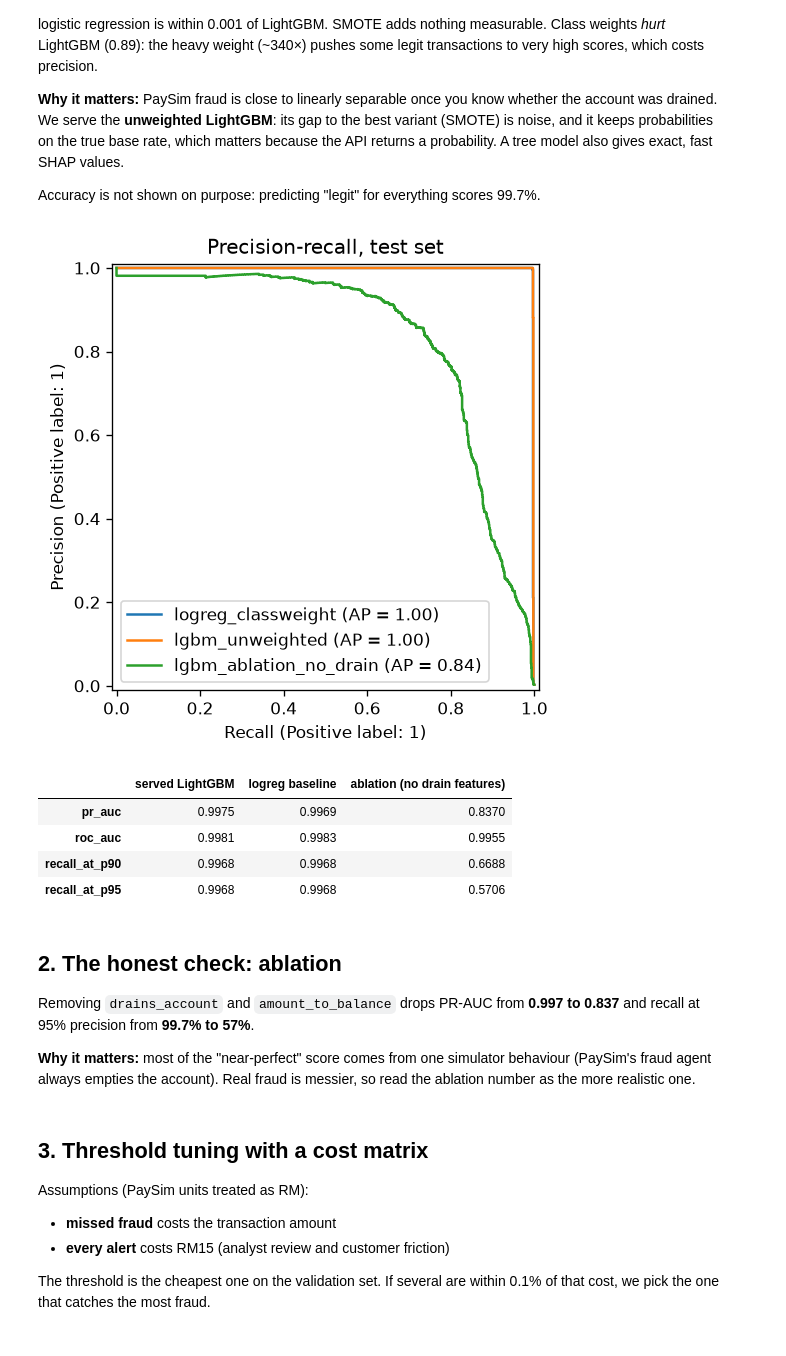
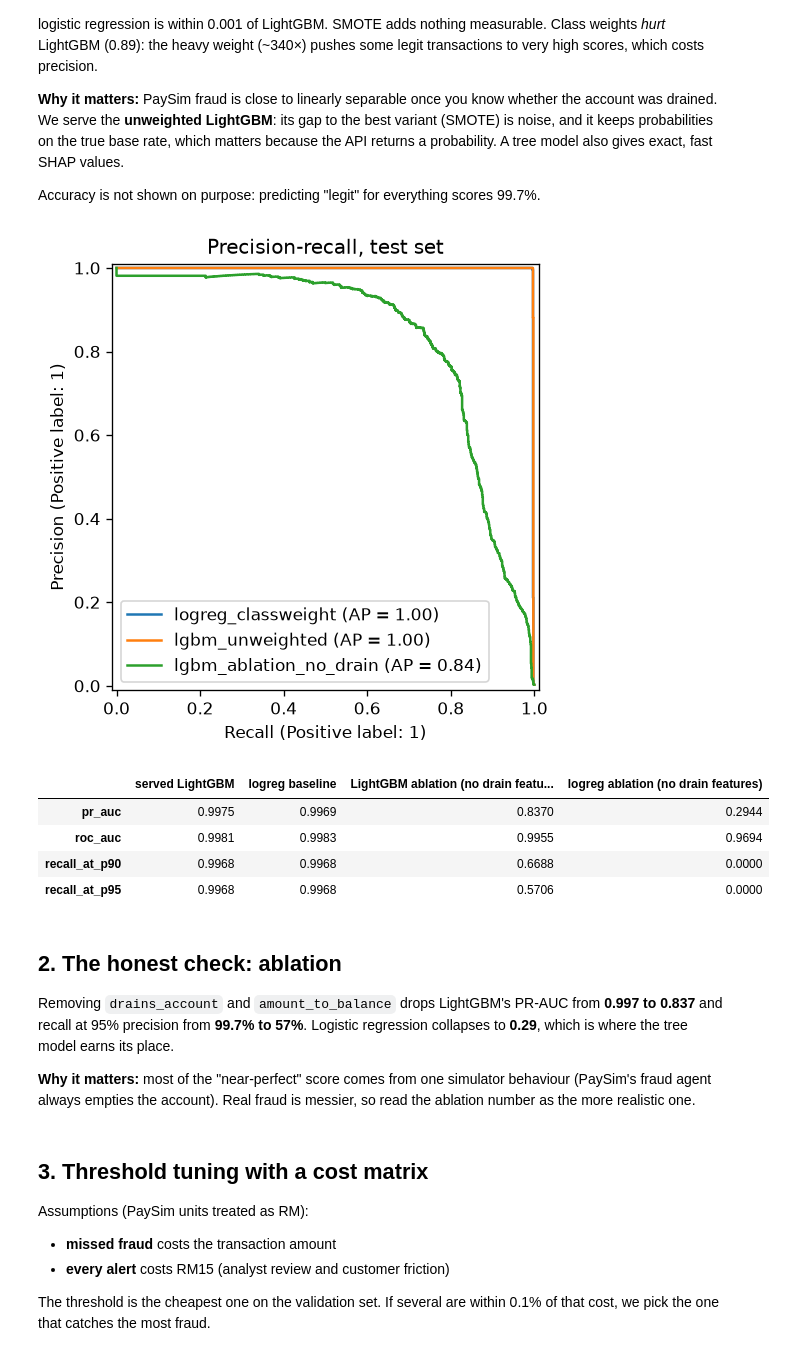
Before and after one commit to zeeqy/fraud-detection-api, a Jupyter notebook: notebooks/02_modelling.ipynb, the cells around one changed output. Drawn from its saved outputs; the diff is of its cells as text; code cells hidden in the pictures.

Commit message:
Log logistic-regression ablation; update docs with result
Co-Authored-By: Claude Opus 5.5 <noreply@anthropic.com>

```diff
--- a/notebooks/02_modelling.ipynb
+++ b/notebooks/02_modelling.ipynb
@@ -27,17 +28,18 @@ Accuracy is not shown on purpose: predicting "legit" for everything scores 99.7%
 # %%
 display(Image("../reports/figures/pr_curve.png"))
 pd.DataFrame({"served LightGBM": m["test"], "logreg baseline": m["test_logreg_baseline"],
-              "ablation (no drain features)": m["test_ablation_no_drain"]}).round(4)
+              "LightGBM ablation (no drain features)": m["test_ablation_no_drain"],
+              "logreg ablation (no drain features)": m["test_logreg_ablation_no_drain"]}).round(4)
 # %% [output]
 [figure]
-|  | served LightGBM | logreg baseline | ablation (no drain features) |
-| pr_auc | 0.9975 | 0.9969 | 0.8370 |
-| roc_auc | 0.9981 | 0.9983 | 0.9955 |
-| recall_at_p90 | 0.9968 | 0.9968 | 0.6688 |
-| recall_at_p95 | 0.9968 | 0.9968 | 0.5706 |
+|  | served LightGBM | logreg baseline | LightGBM ablation (no drain featu... | logreg ablation (no drain features) |
+| pr_auc | 0.9975 | 0.9969 | 0.8370 | 0.2944 |
+| roc_auc | 0.9981 | 0.9983 | 0.9955 | 0.9694 |
+| recall_at_p90 | 0.9968 | 0.9968 | 0.6688 | 0.0000 |
+| recall_at_p95 | 0.9968 | 0.9968 | 0.5706 | 0.0000 |
 # %% [markdown]
 ## 2. The honest check: ablation
-Removing `drains_account` and `amount_to_balance` drops PR-AUC from **0.997 to 0.837** and recall at 95% precision from **99.7% to 57%**.
+Removing `drains_account` and `amount_to_balance` drops LightGBM's PR-AUC from **0.997 to 0.837** and recall at 95% precision from **99.7% to 57%**. Logistic regression collapses to **0.29**, which is where the tree model earns its place.
 
 **Why it matters:** most of the "near-perfect" score comes from one simulator behaviour (PaySim's fraud agent always empties the account). Real fraud is messier, so read the ablation number as the more realistic one.
 # %% [markdown]
```
Also changed, not shown: parts of 2 cells of this notebook, 6 other files.
